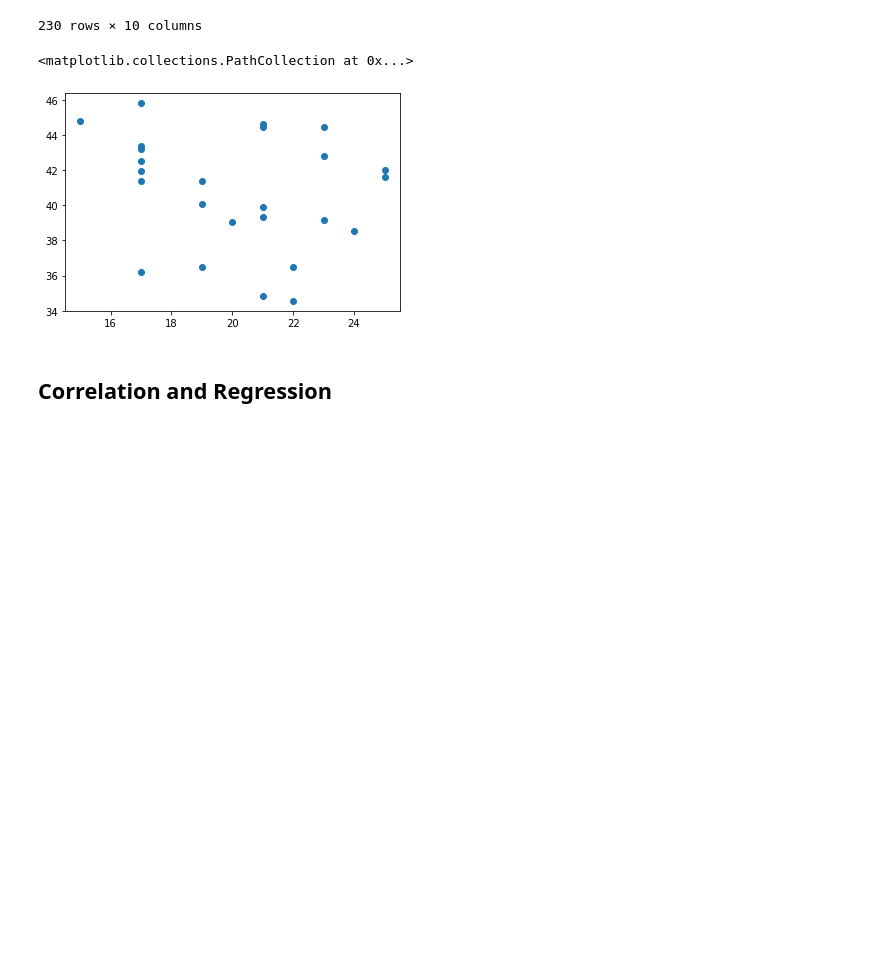
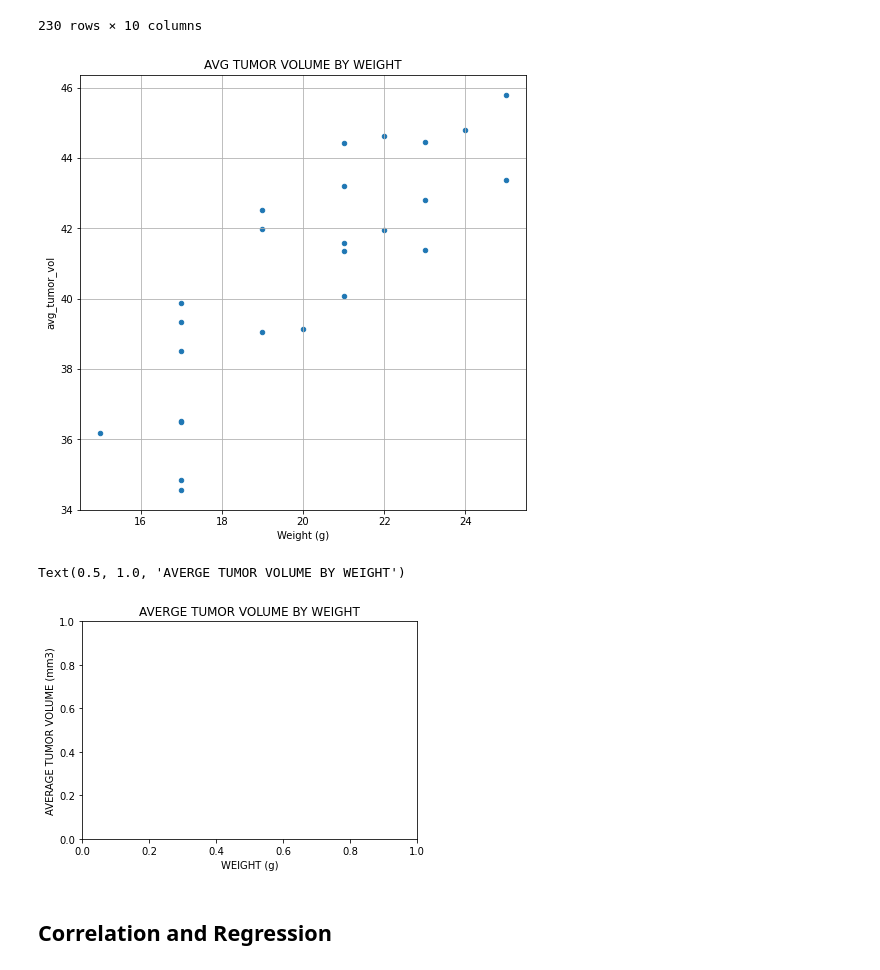
Before and after one commit to TBG1006/Pymaceuticals, a Jupyter notebook: Pymaceuticals.ipynb, the cells around one changed output. Saved outputs shown, nothing was run; the diff lists cells and outputs as text; code cells hidden in the pictures; blank space fills up the shorter version.

Commit message:
Scatter update

```diff
--- a/Pymaceuticals.ipynb
+++ b/Pymaceuticals.ipynb
@@ -351,23 +351,31 @@ cap_mouse
 | 229 | 1867 | l509 | 45 | Capomulin | Male | 17 | 21 | 45 | ... |
 230 rows × 10 columns
 # %%
+# NOT SURE WHY THE SECOND EMPTY CHART IS SHOWING. I WAS HAVING TROUBLE WITH A DIFFERENT VERSIONOF THE CO
+
 # Generate a scatter plot of average tumor volume vs. mouse weight for the Capomulin regimen
 cap_mouse_tumor_vol = pd.DataFrame(cap_mouse.groupby('Mouse ID')['Tumor Volume (mm3)'].mean().sort_values()).reset_index().rename(columns={'Tumor Volume (mm3)': 'avg_tumor_vol'})
 cap_mouse_tumor_vol
 
-cap_mouse_weight = pd.DataFrame(cap_mouse.groupby('Mouse ID')['Weight (g)'].mean()).rename(columns={'Weight (g)': 'Weight (g)'})
+cap_mouse_weight = pd.DataFrame(cap_mouse.groupby('Mouse ID')['Weight (g)'].mean())
 cap_mouse_weight
 
 cap_mouse_vol_weight = pd.merge(cap_mouse_tumor_vol,cap_mouse_weight, on='Mouse ID')
-#cap_mouse_vol_weight['Mouse ID'].nunique()
+cap_mouse_vol_weight
 
-x = cap_mouse_weight['Weight (g)']
-y = cap_mouse_tumor_vol['avg_tumor_vol']
+cap_mouse_vol_weight.plot(kind="scatter", x="Weight (g)", y="avg_tumor_vol", grid=True, figsize=(8,8), title = "AVG TUMOR VOLUME BY WEIGHT")
+plt.show()
 
-plt.scatter(x, y)
+
+
+
+plt.xlabel("WEIGHT (g)")
+plt.ylabel("AVERAGE TUMOR VOLUME (mm3)")
+plt.title('AVERGE TUMOR VOLUME BY WEIGHT')
 # %% [output]
+[figure, new version]
-<matplotlib.collections.PathCollection at 0x...>
+Text(0.5, 1.0, 'AVERGE TUMOR VOLUME BY WEIGHT')
-[figure, old version]
+[figure, added]
 # %% [markdown]
 ## Correlation and Regression
 # %%
```
